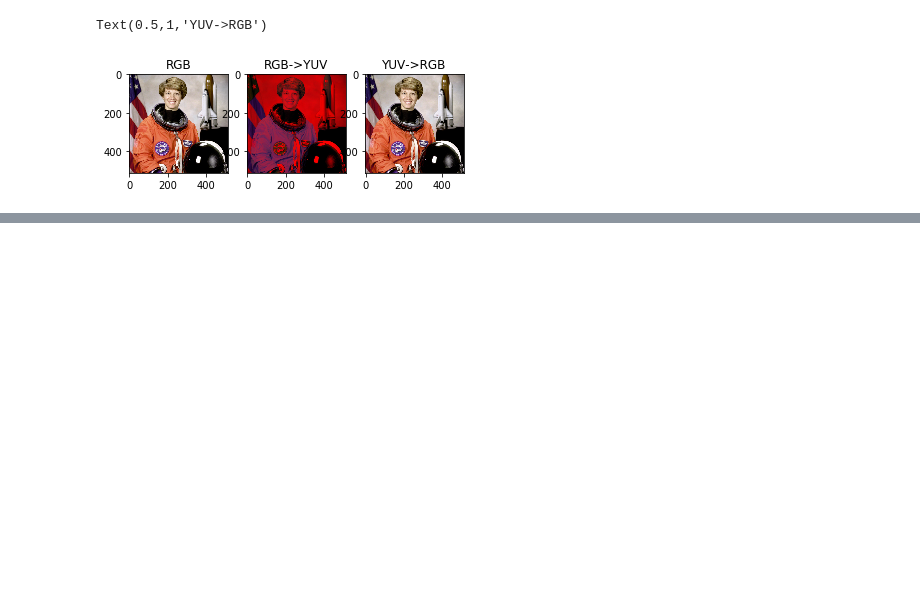
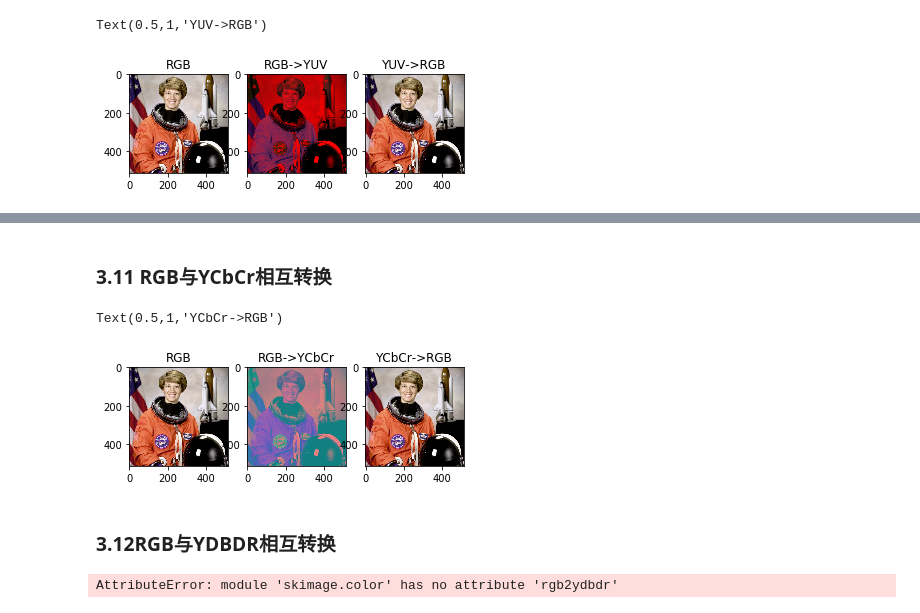
Before and after one commit to juxiangwu/image-processing, a Jupyter notebook: skimage-learning/1.1scikit-image API-Color.ipynb, the cells around one changed output, grey strips where cells are left out. Drawn from its saved outputs; the diff is of its cells as text; code cells hidden in the pictures; blank space fills up the shorter version.

```diff
--- a/skimage-learning/1.1scikit-image API-Color.ipynb
+++ b/skimage-learning/1.1scikit-image API-Color.ipynb
@@ -209,0 +249,33 @@ Text(0.5,1,'YUV->RGB')
+# %% [markdown]
+### 3.11 RGB与YCbCr相互转换
+# %%
+img_ycbcr = color.rgb2ycbcr(img)
+plt.subplot(131)
+plt.imshow(img)
+plt.title('RGB')
+plt.subplot(132)
+plt.imshow(np.uint8(np.abs(img_ycbcr)))
+plt.title('RGB->YCbCr')
+img_rgb = color.ycbcr2rgb(img_ycbcr)
+plt.subplot(133)
+plt.imshow(np.uint8(np.abs(img_rgb* 255)))
+plt.title('YCbCr->RGB')
+# %% [output]
+Text(0.5,1,'YCbCr->RGB')
+[figure, added]
+# %% [markdown]
+### 3.12RGB与YDBDR相互转换
+# %%
+img_ydbdr = color.rgb2ydbdr(img)
+plt.subplot(131)
+plt.imshow(img)
+plt.title('RGB')
+plt.subplot(132)
+plt.imshow(np.uint8(np.abs(img_ydbdr)))
+plt.title('RGB->YDbDr')
+img_rgb = color.ycbcr2rgb(img_ydbdr)
+plt.subplot(133)
+plt.imshow(np.uint8(np.abs(img_rgb* 255)))
+plt.title('YDbDr->RGB')
+# %% [output]
+AttributeError: module 'skimage.color' has no attribute 'rgb2ydbdr'
```
Also changed, not shown: parts of 5 cells of this notebook.
